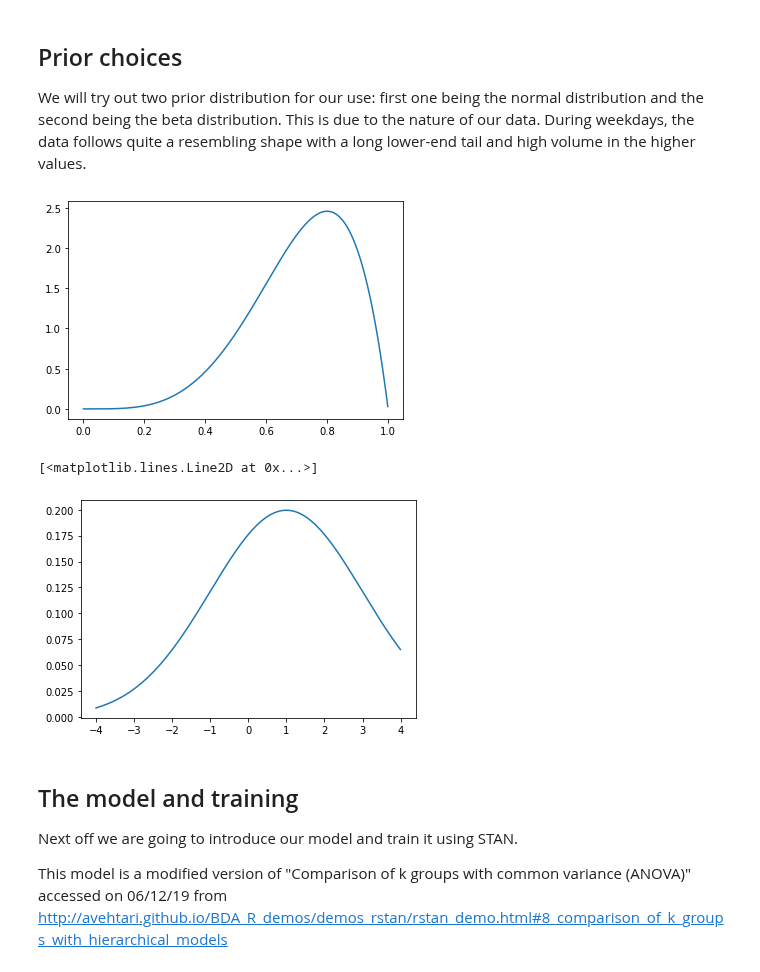
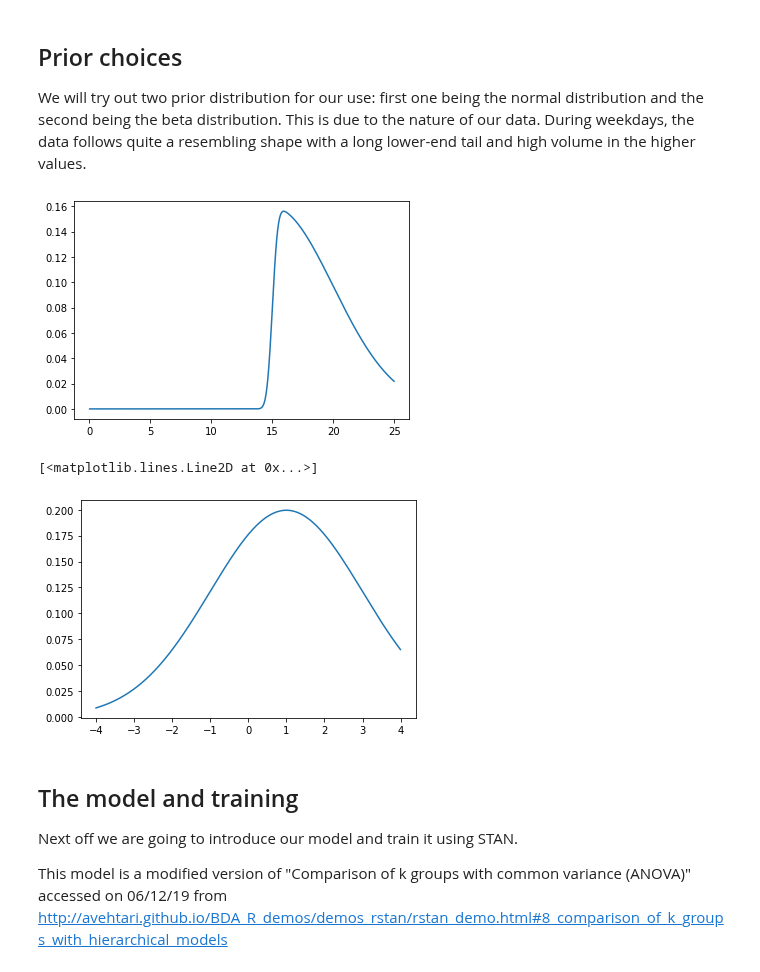
Before and after one commit to Lensku/BDA-Project-Otso-Lensku, a Jupyter notebook: Project.ipynb, the cells around one changed output. Drawn from its saved outputs; the diff is of its cells as text; code cells hidden in the pictures.

```diff
--- a/Project.ipynb
+++ b/Project.ipynb
@@ -183,15 +202,15 @@ In our separate model, we will use singular months to assess the differences bet
 
 We will try out two prior distribution for our use: first one being the normal distribution and the second being the beta distribution. This is due to the nature of our data. During weekdays, the data follows quite a resembling shape with a long lower-end tail and high volume in the higher values.
 # %%
-x = np.linspace(0,1,1002)[1:-1]
+x = np.linspace(0,25,1002)[1:-1]
 x2 = np.linspace(-4,4,1002)[1:-1]
-dist = ss.beta(5,2)
+dist = ss.skewnorm(14,15, 5)
 dist2 = ss.norm(1,2)
 plt.plot(x, dist.pdf(x))
 plt.show()
 plt.plot(x2, dist2.pdf(x2))
 # %% [output]
-[figure, old version]
+[figure, new version]
 [<matplotlib.lines.Line2D at 0x...>]
 [figure]
 # %% [markdown]
```
Also changed, not shown: parts of 2 cells of this notebook.
